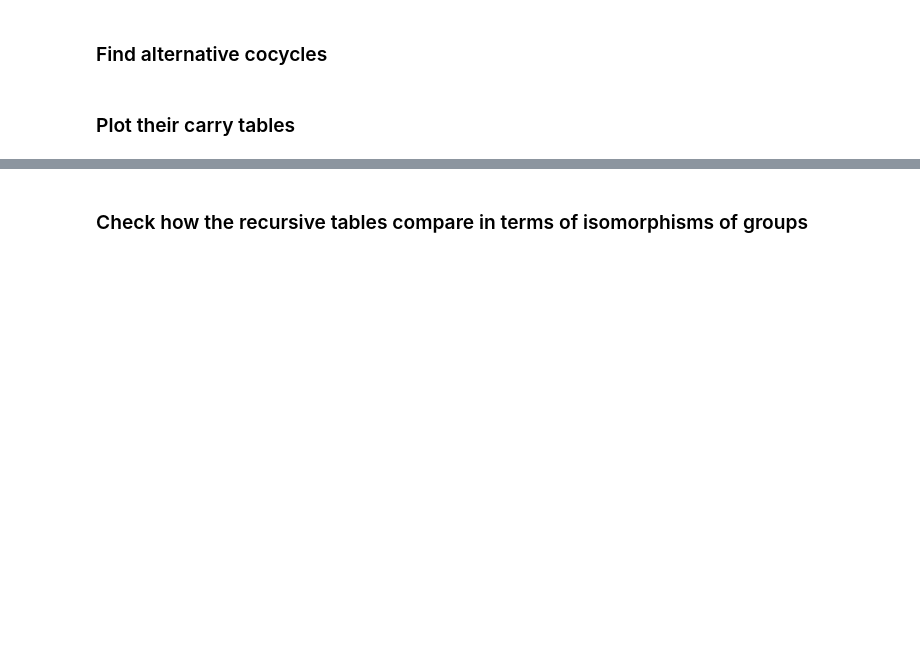
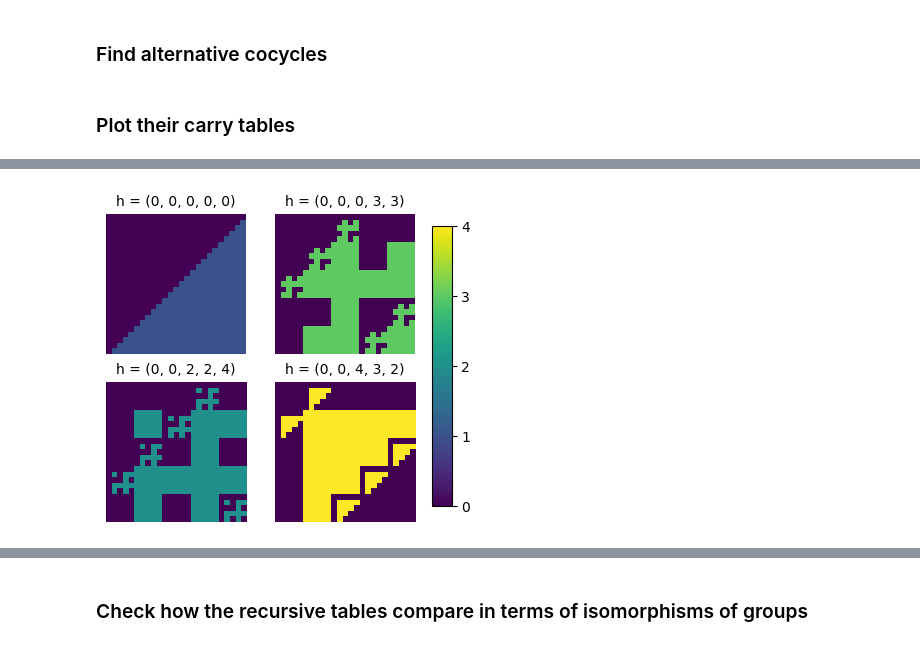
Before and after one commit to cutterdawes/BaseAddition, a Jupyter notebook: carry_tables.ipynb, the cells around one changed output, grey strips where cells are left out. Cells and saved outputs as stored; diff of their text form; code cells hidden in the pictures; blank space fills up the shorter version.

```diff
--- a/carry_tables.ipynb
+++ b/carry_tables.ipynb
@@ -116,0 +92,4 @@ show_tables(tables7, 7)
+# %%
+functions.show_tables(tables5, 5, depth=2)
+# %% [output]
+[figure, added]
```
Also changed, not shown: parts of 16 cells of this notebook, 1 other file.
